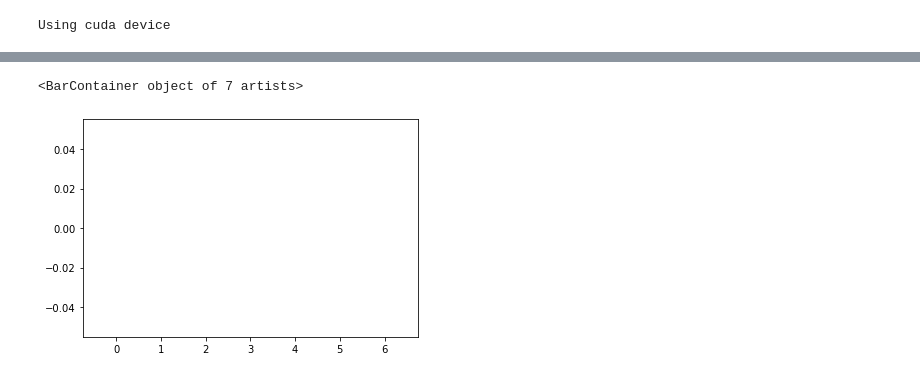
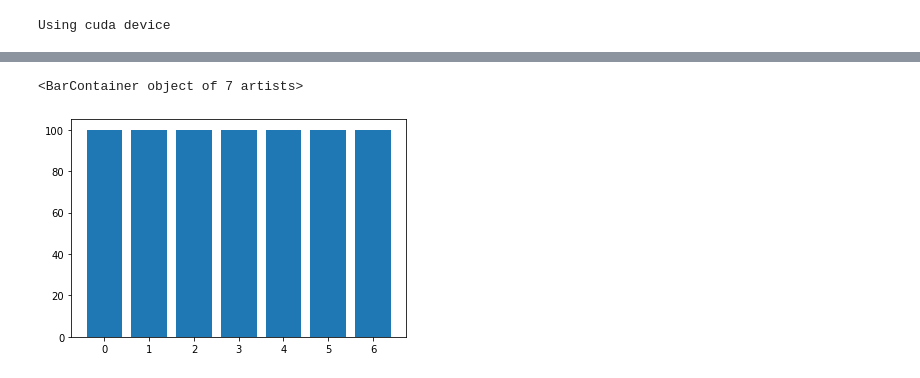
Before and after one commit to intlKtnx/munzwurf, a Jupyter notebook: munzwurf.ipynb, the cells around one changed output, grey strips where cells are left out. Cells and saved outputs as stored; diff of their text form; code cells hidden in the pictures.

```diff
--- a/munzwurf.ipynb
+++ b/munzwurf.ipynb
@@ -76,0 +68,2 @@ customData[212]
+# %%
+customData = CustomDataset("/home/marcus/Dokumente/munzwurf/")
@@ -83,7 +93,19 @@ tested_indices = [ 75, 296, 705, 917, 596, 117, 987, 681, 746, 189, 868, 661, 75
   14, 672, 891, 415, 199, 511,   2, 998, 628, 651,  47, 115, 966,  29,   5, 240, 371,  85,
   18, 997,  68, 170, 325, 807, 378, 566, 763, 121,   3, 442, 674, 938, 393, 763, 755, 336,
  419, 408, 104, 923, 580, 530, 859, 371, 957, 535]
+# %%
+train_number = [0,0,0,0,0,0,0]
+test_number = [0,0,0,0,0,0,0]
+train_data_idx = []
+test_data_idx = []
+for i in range(len(customData)):
+    if train_number[customData[i][0]] < 100:
+        train_data_idx.append(i)
+        train_number[customData[i][0]] += 1
+    elif test_number[customData[i][0]] < 25:
+        test_data_idx.append(i)
+        test_number[customData[i][0]] += 1
 # %%
-test_labels = np.array([], dtype=int)
-test_labels = [i[0] for i in customData[::20]]
+test_labels = np.array([i[0] for i in customData], dtype = int)
+train_labels = np.array([customData[i][0] for i in train_data_idx], dtype = int)
 # %%
@@ -94,12 +116,12 @@ test_dataloader  = DataLoader(test_data, batch_size=4, shuffle=True, pin_memory=
 # %%
 label_count = []
-for i in [1,2,5,20,50,100,200]:
-    label_count.append(np.count_nonzero(test_labels == i))
+for i in range(7):
+    label_count.append(np.count_nonzero(train_labels == i))
 
 plt.bar(range(7), label_count)
 # %% [output]
 <BarContainer object of 7 artists>
-[figure, old version]
+[figure, new version]
 # %%
 class Network(nn.Module):
     def __init__(self):
```
Also changed, not shown: parts of 15 cells of this notebook.
